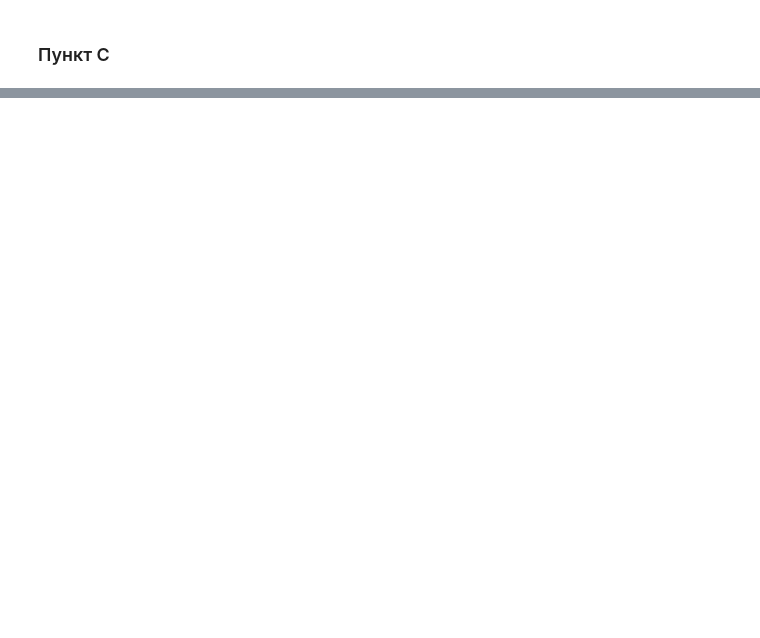
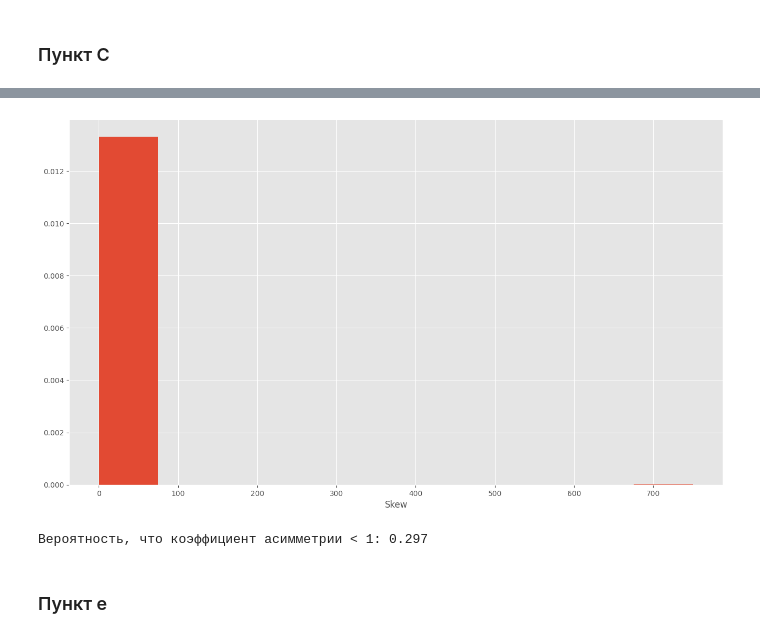
Before and after one commit to TiltedFox/math_stat, a Jupyter notebook: week1/task2.ipynb, the cells around one changed output, grey strips where cells are left out. Drawn from its saved outputs; the diff is of its cells as text; code cells hidden in the pictures; blank space fills up the shorter version.

```diff
--- a/week1/task2.ipynb
+++ b/week1/task2.ipynb
@@ -90,0 +113,13 @@ plt.plot(x_val, val)
+# %%
+plt.figure(figsize=(16, 9))
+plt.xlabel("Skew")
+plt.hist(skew_btstrp, density=True);
+# %% [output]
+[figure, added]
+# %%
+prob = np.sum([1 if skew_btstrp[i] < 1 else 0 for i in range(len(skew_btstrp))]) / 1000
+print(f"Вероятность, что коэффициент асимметрии < 1: {prob}")
+# %% [output]
+Вероятность, что коэффициент асимметрии < 1: 0.297
+# %% [markdown]
+### Пункт e
```
Also changed, not shown: parts of 11 cells of this notebook.
